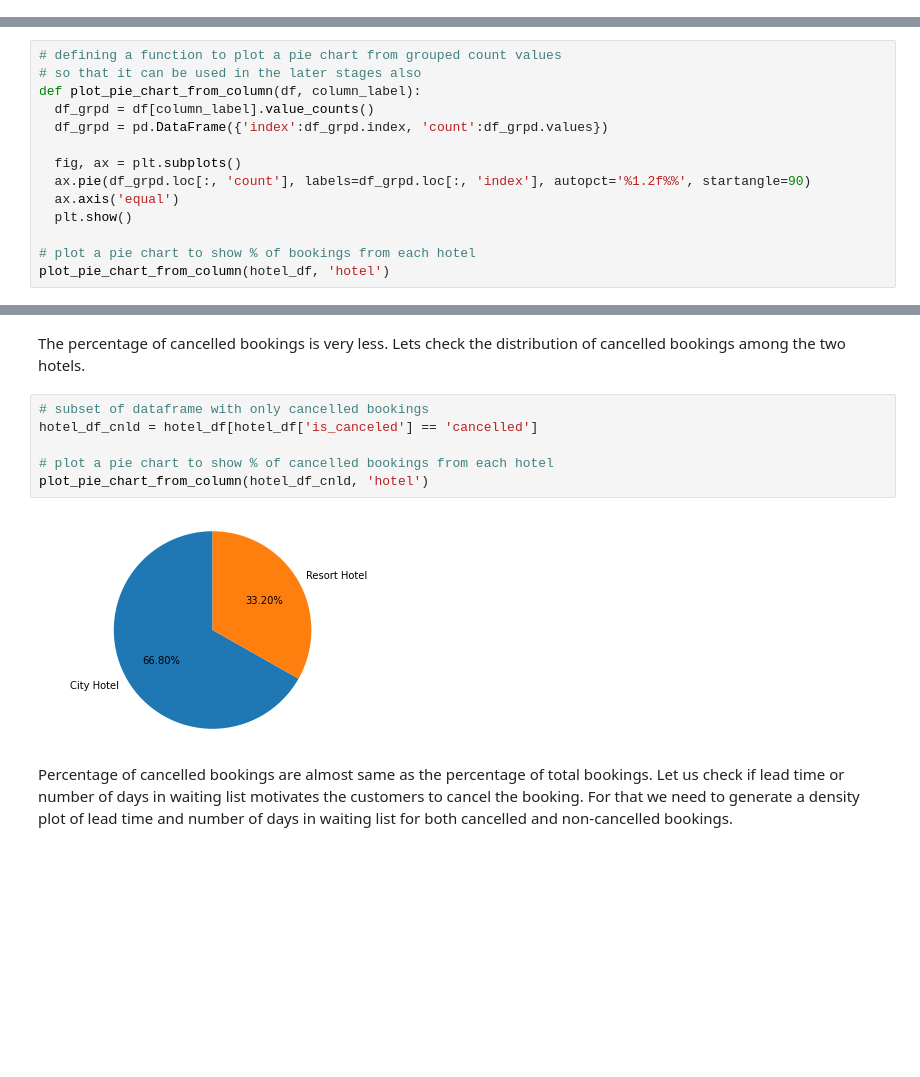
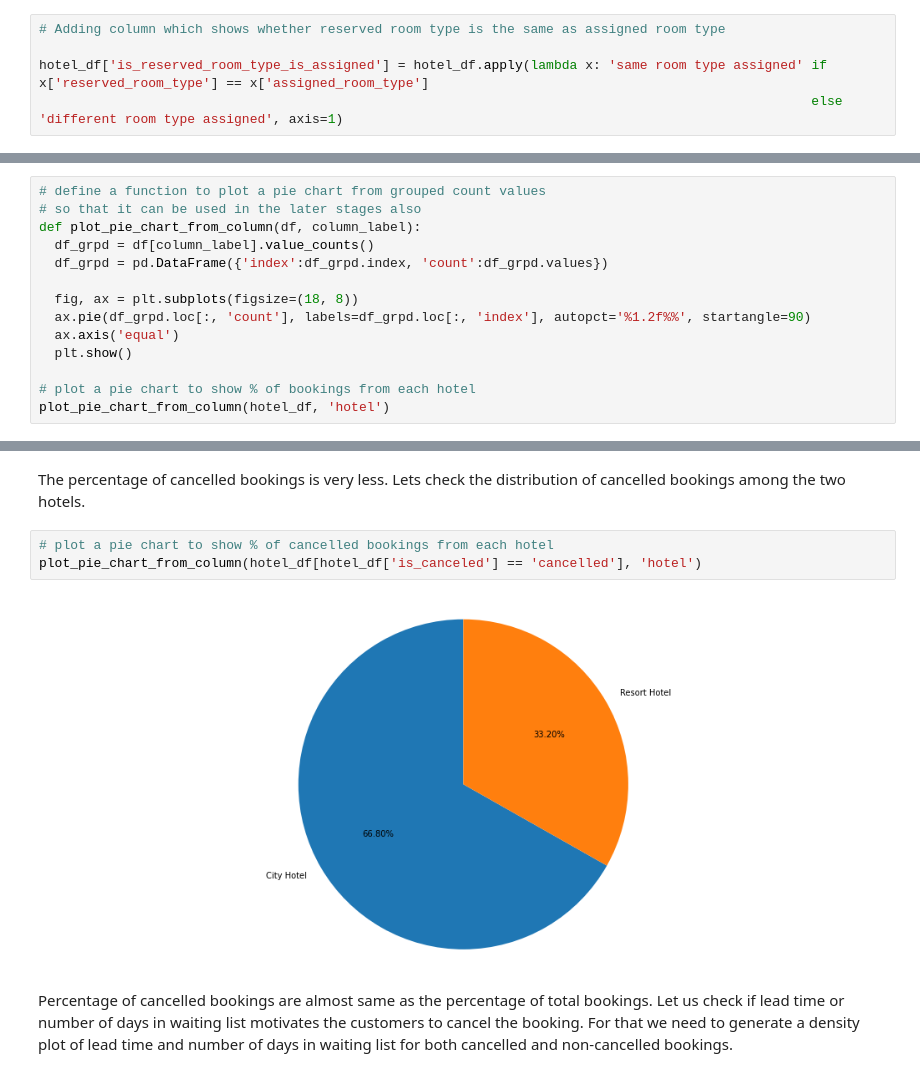
Before and after one commit to connect-midhunr/eda-hotel-booking, a Jupyter notebook: EDA_Hotel_Booking_Analysis_Capstone_Project.ipynb, the cells around one changed output, grey strips where cells are left out. Drawn from its saved outputs; the diff is of its cells as text; blank space fills up the shorter version.

```diff
--- a/EDA_Hotel_Booking_Analysis_Capstone_Project.ipynb
+++ b/EDA_Hotel_Booking_Analysis_Capstone_Project.ipynb
@@ -370,6 +370,11 @@ hotel_df['total_stays_in_nights'] = hotel_df['stays_in_weekend_nights'] + hotel_
 # Adding total number of guests as column
 
 hotel_df['total_guests'] = hotel_df['adults'] + hotel_df['children'] + hotel_df['babies']
+# %%
+# Adding column which shows whether reserved room type is the same as assigned room type
+
+hotel_df['is_reserved_room_type_is_assigned'] = hotel_df.apply(lambda x: 'same room type assigned' if x['reserved_room_type'] == x['assigned_room_type']
+                                                                                                   else 'different room type assigned', axis=1)
 # %%
 # changing the bool data from int to string for easy representation
 
@@ -416,11 +421,11 @@ memory usage: 22.7+ MB
 # %%
-# defining a function to plot a pie chart from grouped count values
+# define a function to plot a pie chart from grouped count values
 # so that it can be used in the later stages also
 def plot_pie_chart_from_column(df, column_label):
   df_grpd = df[column_label].value_counts()
   df_grpd = pd.DataFrame({'index':df_grpd.index, 'count':df_grpd.values})
 
-  fig, ax = plt.subplots()
+  fig, ax = plt.subplots(figsize=(18, 8))
   ax.pie(df_grpd.loc[:, 'count'], labels=df_grpd.loc[:, 'index'], autopct='%1.2f%%', startangle=90)
   ax.axis('equal')
   plt.show()
@@ -460,13 +483,10 @@ plot_pie_chart_from_column(hotel_df_rptd, 'is_canceled')
 # %% [markdown]
 The percentage of cancelled bookings is very less. Lets check the distribution of cancelled bookings among the two hotels.
 # %%
-# subset of dataframe with only cancelled bookings
-hotel_df_cnld = hotel_df[hotel_df['is_canceled'] == 'cancelled']
-
 # plot a pie chart to show % of cancelled bookings from each hotel
-plot_pie_chart_from_column(hotel_df_cnld, 'hotel')
+plot_pie_chart_from_column(hotel_df[hotel_df['is_canceled'] == 'cancelled'], 'hotel')
 # %% [output]
-[figure, old version]
+[figure, new version]
 # %% [markdown]
 Percentage of cancelled bookings are almost same as the percentage of total bookings. Let us check if lead time or number of days in waiting list motivates the customers to cancel the booking. For that we need to generate a density plot of lead time and number of days in waiting list for both cancelled and non-cancelled bookings.
 # %%
```
Also changed, not shown: parts of 20 cells of this notebook.
